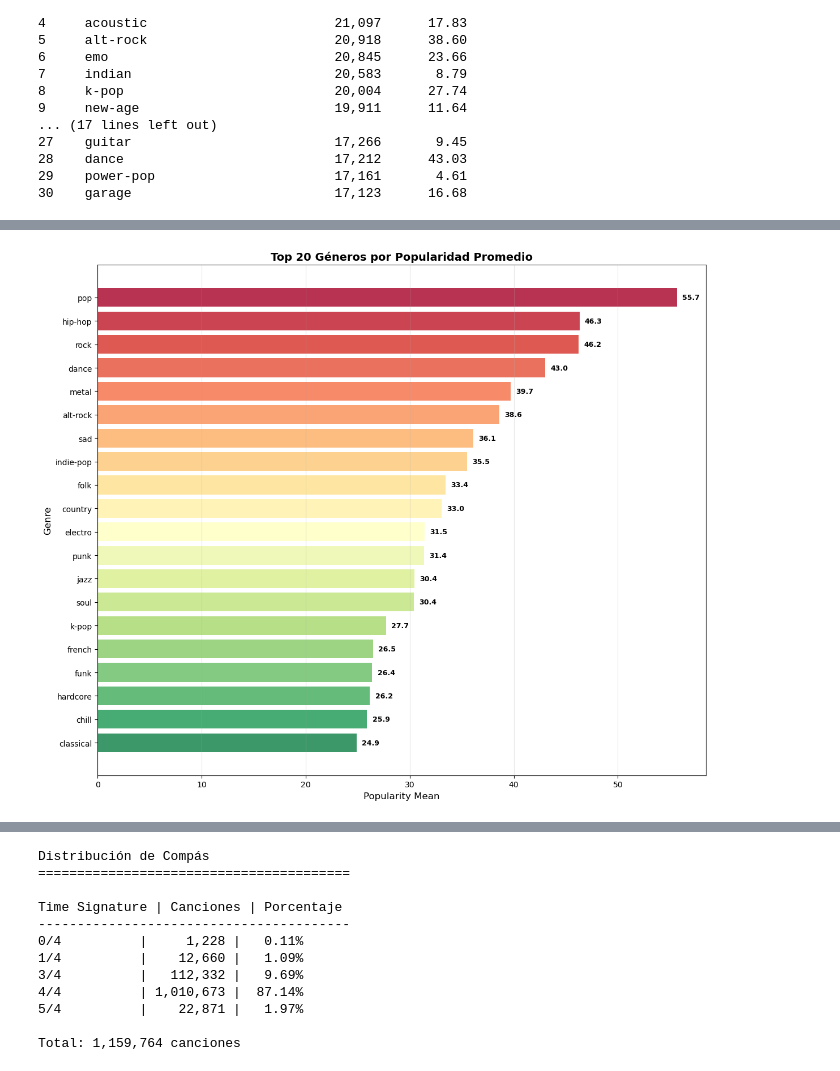
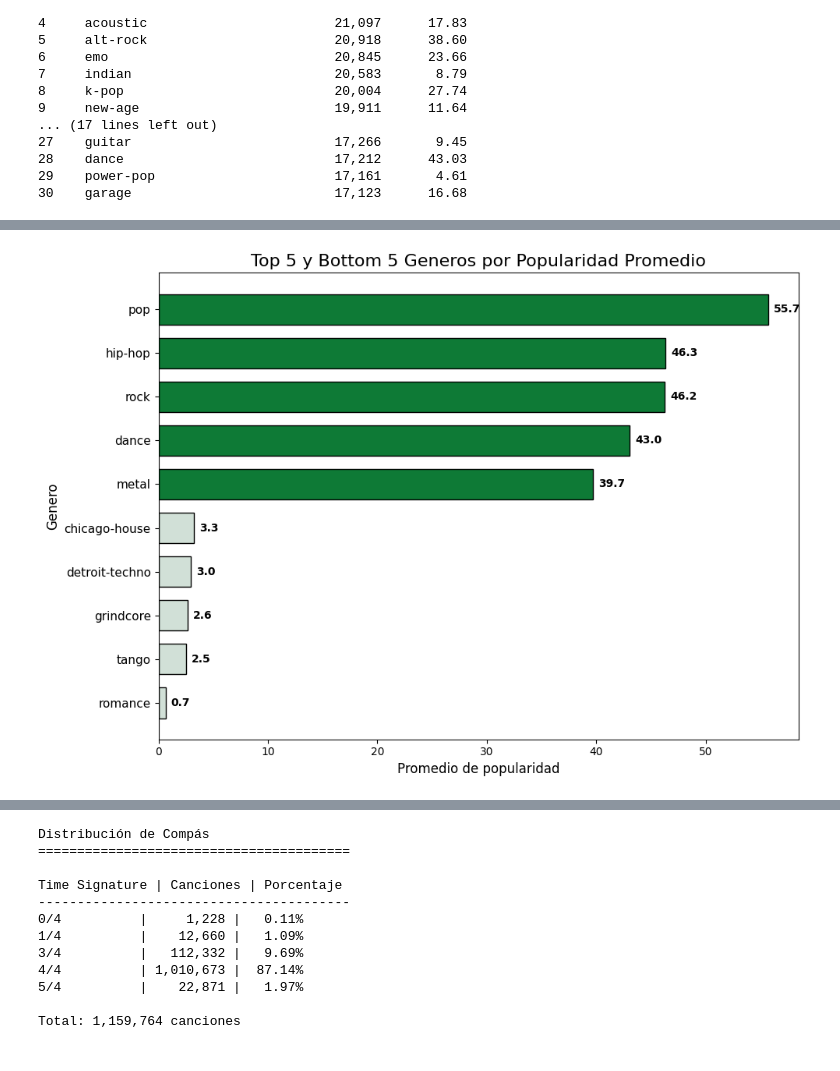
Before and after one commit to JayAgudelo/Integrador2, a Jupyter notebook: notebooks/01_EDA.ipynb, the cells around one changed output, grey strips where cells are left out. Drawn from its saved outputs; the diff is of its cells as text; code cells hidden in the pictures.

```diff
--- a/notebooks/01_EDA.ipynb
+++ b/notebooks/01_EDA.ipynb
@@ -521,48 +819,84 @@ Rank  Genre                            Songs    Avg Pop
 29    power-pop                       17,161       4.61
 30    garage                          17,123      16.68
 # %%
-#Analizamos los géneros más populares.
+# Colores Spotify contrastados
+spotify_dark_strong = "#0E7A36"   # verde oscuro muy saturado
+spotify_lime_bright = "#D1E0D7"   # verde lima brillante casi amarillo
 
-print("TOP 20 GÉNEROS MÁS POPULARES")
-print("=" * 40)
+print("TOP 5 Y BOTTOM 5 GENEROS POR POPULARIDAD")
+print("=" * 50)
 
-# Top 20 géneros por popularidad promedio
-genre_popularity = df.groupby('genre')['popularity'].mean().sort_values(ascending=False).head(20)
+# Top 5 más populares
+top5 = df.groupby('genre')['popularity'].mean().sort_values(ascending=False).head(5)
+# Bottom 5 menos populares
+bottom5 = df.groupby('genre')['popularity'].mean().sort_values(ascending=True).head(5)
+
+# Combinar top y bottom
+selected_genres = pd.concat([top5, bottom5])
+
+# Ordenar de mayor a menor popularidad
+selected_genres = selected_genres.sort_values(ascending=False)
+
 genre_counts = df['genre'].value_counts()
 
-# Crear la gráfica
-fig, ax = plt.subplots(1, 1, figsize=(12, 10))
+# Crear figura
+fig, ax = plt.subplots(figsize=(10, 7))
 
-# Gráfico de barras horizontales
-colors = plt.cm.RdYlGn([i/len(genre_popularity) for i in range(len(genre_popularity))])
-bars = ax.barh(range(len(genre_popularity)), genre_popularity.values, color=colors, alpha=0.8)
+# Asignar colores según posición original (top5 = verde oscuro, bottom5 = verde lima)
+colors = [spotify_dark_strong if val in top5.values else spotify_lime_bright for val in selected_genres.values]
 
-# Personalizar
-ax.set_yticks(range(len(genre_popularity)))
-ax.set_yticklabels(genre_popularity.index)
-ax.set_xlabel('Popularity Mean', fontsize=12)
-ax.set_ylabel('Genre', fontsize=12)
-ax.set_title('Top 20 Géneros por Popularidad Promedio', fontsize=14, fontweight='bold')
+# Eje Y (categorías)
+y = np.arange(len(selected_genres))
+x = selected_genres.values
+
+# Graficar barras horizontales
+ax.barh(
+    y,
+    x,
+    color=colors,
+    edgecolor="black",
+    height=0.7
+)
+
+# Invertir eje Y para que la barra más popular quede arriba
 ax.invert_yaxis()
 
-# Agregar valores
-for i, (genre, pop_value) in enumerate(genre_popularity.items()):
-    ax.text(pop_value + 0.5, i, f'{pop_value:.1f}',
-            va='center', fontweight='bold', fontsize=9)
+# Etiquetas
+ax.set_yticks(y)
+ax.set_yticklabels(selected_genres.index, fontsize=11)
+ax.set_xlabel("Promedio de popularidad", fontsize=12)
+ax.set_ylabel("Genero", fontsize=12)
+ax.set_title(
+    "Top 5 y Bottom 5 Generos por Popularidad Promedio",
+    fontsize=16
+)
 
-ax.grid(True, alpha=0.3, axis='x')
+# Etiquetas sobre las barras
+for xi, yi in zip(x, y):
+    ax.text(
+        xi + 0.5,
+        yi,
+        f"{xi:.1f}",
+        va='center',
+        fontsize=10,
+        fontweight='bold'
+    )
+
+# Quitar grilla
+ax.grid(False)
+
 plt.tight_layout()
 plt.show()
 
 # Tabla informativa
-print("\n TOP 20 GÉNEROS MÁS POPULARES:")
+print("\n TOP 5 Y BOTTOM 5 GENEROS POR POPULARIDAD:")
 print("=" * 65)
-print(f"{'Rank':<5} {'Género':<25} {'Popularidad':>12} {'Canciones':>10}")
+print(f"{'Rank':<5} {'Genero':<25} {'Popularidad':>12} {'Canciones':>10}")
 print("-" * 65)
 
-for i, (genre, pop_value) in enumerate(genre_popularity.items(), 1):
+for i, (genre, pop_value) in enumerate(selected_genres.items(), 1):
     song_count = genre_counts[genre]
     print(f"{i:<5} {genre:<25} {pop_value:>12.2f} {song_count:>10}")
 
-print(f"\n Análisis completado - {len(genre_popularity)} géneros analizados")
+print(f"\n Analisis completado - {len(selected_genres)} generos analizados")
 # %% [output]
@@ -571 +905 @@ TOP 20 GÉNEROS MÁS POPULARES
-[figure, old version]
+[figure, new version]
```
Also changed, not shown: parts of 13 cells of this notebook, 2 other files.
